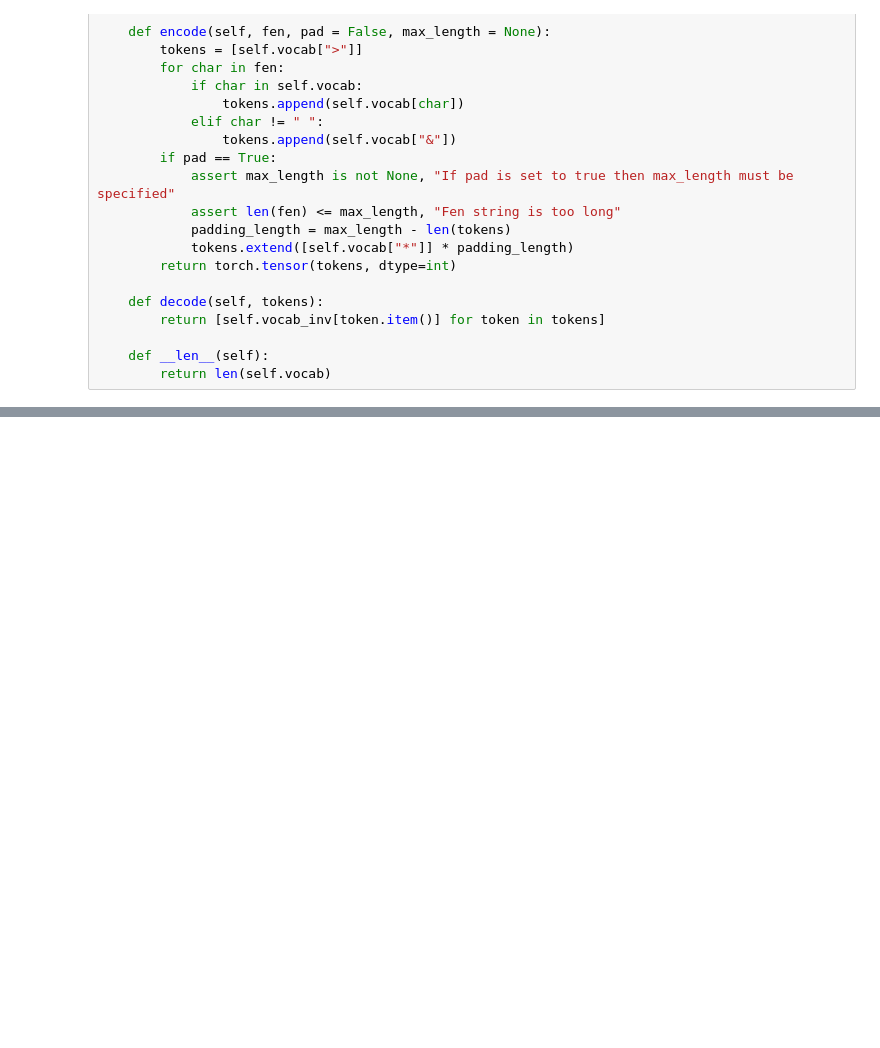
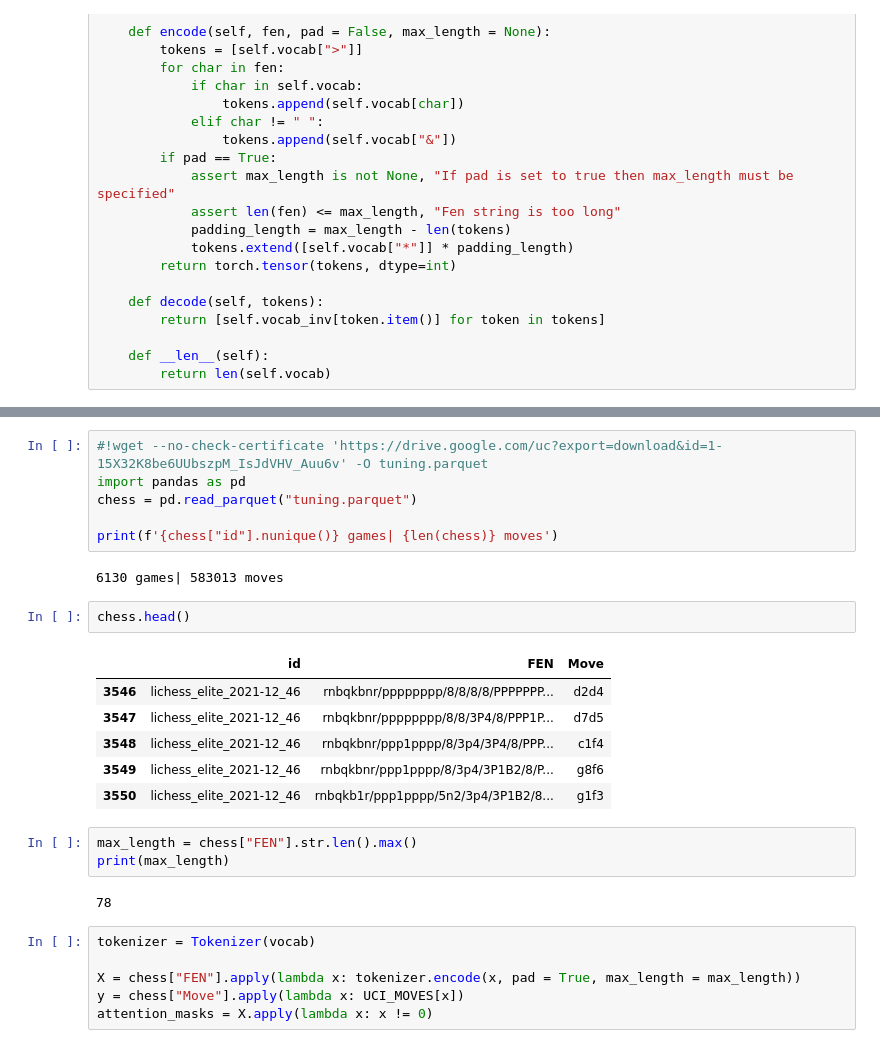
Before and after one commit to EmilGou/A_Chess_Transformer, a Jupyter notebook: Chess_Transformer_Video_Notebook.ipynb, the cells around one changed output, grey strips where cells are left out. Saved outputs shown, nothing was run; the diff lists cells and outputs as text; blank space fills up the shorter version.

```diff
--- a/Chess_Transformer_Video_Notebook.ipynb
+++ b/Chess_Transformer_Video_Notebook.ipynb
@@ -184,0 +196,28 @@ tensor([ 1, 12, 10, 11, 13, 14, 11, 10, 12, 17,  9,  9,  9,  9,  9,  9,  9,  9,
+# %%
+#!wget --no-check-certificate 'https://drive.google.com/uc?export=download&id=1-15X32K8be6UUbszpM_IsJdVHV_Auu6v' -O tuning.parquet
+import pandas as pd
+chess = pd.read_parquet("tuning.parquet")
+
+print(f'{chess["id"].nunique()} games| {len(chess)} moves')
+# %% [output]
+6130 games| 583013 moves
+# %%
+chess.head()
+# %% [output]
+|  | id | FEN | Move |
+| 3546 | lichess_elite_2021-12_46 | rnbqkbnr/pppppppp/8/8/8/8/PPPPPPP... | d2d4 |
+| 3547 | lichess_elite_2021-12_46 | rnbqkbnr/pppppppp/8/8/3P4/8/PPP1P... | d7d5 |
+| 3548 | lichess_elite_2021-12_46 | rnbqkbnr/ppp1pppp/8/3p4/3P4/8/PPP... | c1f4 |
+| 3549 | lichess_elite_2021-12_46 | rnbqkbnr/ppp1pppp/8/3p4/3P1B2/8/P... | g8f6 |
+| 3550 | lichess_elite_2021-12_46 | rnbqkb1r/ppp1pppp/5n2/3p4/3P1B2/8... | g1f3 |
+# %%
+max_length = chess["FEN"].str.len().max()
+print(max_length)
+# %% [output]
+78
+# %%
+tokenizer = Tokenizer(vocab)
+
+X = chess["FEN"].apply(lambda x: tokenizer.encode(x, pad = True, max_length = max_length))
+y = chess["Move"].apply(lambda x: UCI_MOVES[x])
+attention_masks = X.apply(lambda x: x != 0)
```
Also changed, not shown: parts of 3 cells of this notebook.
